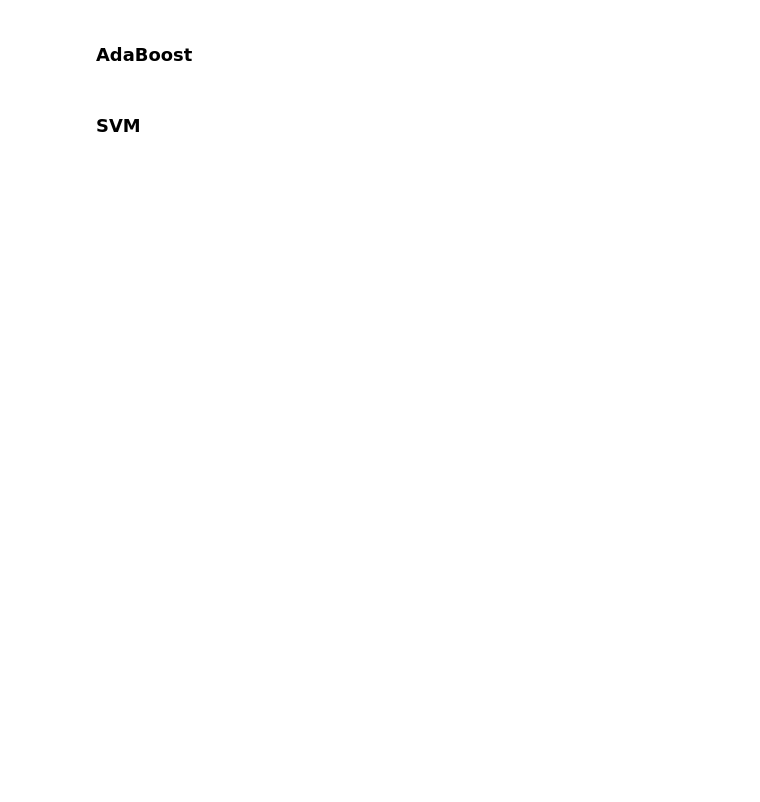
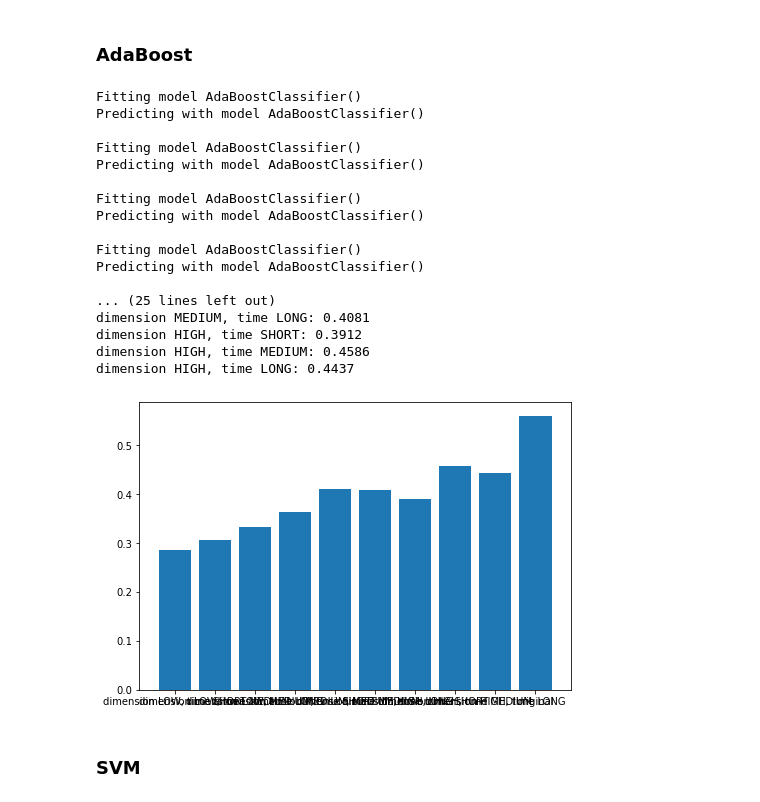
Before and after one commit to tyrrr-aj/MROiPUM, a Jupyter notebook: Project_5_AdaBoost_vs_SVM.ipynb, the cells around one changed output. Saved outputs shown, nothing was run; the diff lists cells and outputs as text; code cells hidden in the pictures; blank space fills up the shorter version.

Commit message:
graphs added

```diff
--- a/Project_5_AdaBoost_vs_SVM.ipynb
+++ b/Project_5_AdaBoost_vs_SVM.ipynb
@@ -115,7 +117,7 @@ def load_encoder(time, dim, epochs=400):
     load_weights(encoder, encoder_name, epochs)
 
     z_mean, z_variance = encoder.get_layer('z_mean').output, encoder.get_layer('z_variance').output
-    encoder.compile(optimizer='rmsprop', loss=vae_loss)
+    encoder.compile(optimizer='rmsprop', loss='mean_squared_error')
 
     return encoder
 # %%
@@ -244,19 +246,57 @@ def print_accuracy_scores(classifier_name, orig, applied, original_dataset):
     print(f'{classifier_name} accuracy scores:')
     print(f'original dataset: {accuracy_score(orig_test_labels, orig_predicted)}')
 
+    acc = []
+    labels = []
+
     for dim, time, (_, predicted) in applied:
         print(f'dimension {dim.name}, time {time.name}: {accuracy_score(orig_test_labels, predicted)}')
+        labels.append(f'dimension {dim.name}, time {time.name}')
+        acc.append(accuracy_score(orig_test_labels, predicted))
+
+    labels.append('original')
+    acc.append(accuracy_score(orig_test_labels, orig_predicted))
+
+    fig = plt.figure()
+    ax = fig.add_axes([0,0,1,1])
+    ax.bar(labels, acc)
+    #fig.autofmt_xdate()
+    plt.show()
+    return labels, acc
+
+
 
 def print_classification_reports(classifier_name, orig, applied, original_dataset):
     _, orig_predicted = orig
     _, _, _, orig_test_labels = original_dataset
 
+    labels = []
+    acc = []
+
     print('----- Classification for original dataset -----')
     print(classification_report(orig_test_labels, orig_predicted))
+
+
+
 
     for dim, time, (_, predicted) in applied:
         print(f'----- Classification for dimension {dim.name}, time {time.name} -----')
         print(classification_report(orig_test_labels, predicted))
+        labels.append(f'dimension {dim.name}, time {time.name}')
+        acc.append(classification_report(orig_test_labels, predicted, output_dict=True)['accuracy'])
+
+    labels.append('original')
+#     d = classification_report(orig_test_labels, orig_predicted, output_dict=True)
+#     for key, value in d.items():
+#         print (key, value)
+    acc.append(classification_report(orig_test_labels, orig_predicted, output_dict=True)['accuracy'])
+
+    fig = plt.figure()
+    ax = fig.add_axes([0,0,1,1])
+    ax.bar(labels, acc)
+    #fig.autofmt_xdate()
+    plt.show()
+    return labels, acc
 # %%
 clf = load_classifier('adaboost', Dim.LOW, Time.SHORT, 0.0, None)
 # %%
@@ -272,9 +311,28 @@ def measure_adaboost(original_dataset, reduced_datasets, noise_factor=0.0, noise
 
     persist_fitted_clfs('adaboost', orig, applied, noise_factor, noise_type)
 
-    print_accuracy_scores('AdaBoost', orig, applied)
+    return print_accuracy_scores('AdaBoost', orig, applied, original_dataset)
 # %%
-measure_adaboost((train_data, train_labels, test_data, test_labels), reduced_datasets)
+ada_labels, ada_acc = measure_adaboost((train_data, train_labels, test_data, test_labels), reduced_datasets)
+# %% [output]
+Fitting model AdaBoostClassifier()
+Predicting with model AdaBoostClassifier()
+
+Fitting model AdaBoostClassifier()
+Predicting with model AdaBoostClassifier()
+
+Fitting model AdaBoostClassifier()
+Predicting with model AdaBoostClassifier()
+
+Fitting model AdaBoostClassifier()
+Predicting with model AdaBoostClassifier()
+
+... (25 lines left out)
+dimension MEDIUM, time LONG: 0.4081
+dimension HIGH, time SHORT: 0.3912
+dimension HIGH, time MEDIUM: 0.4586
+dimension HIGH, time LONG: 0.4437
+[figure, added]
 # %% [markdown]
 ### SVM
 # %%
```
Also changed, not shown: parts of 10 cells of this notebook, 40 other files.
